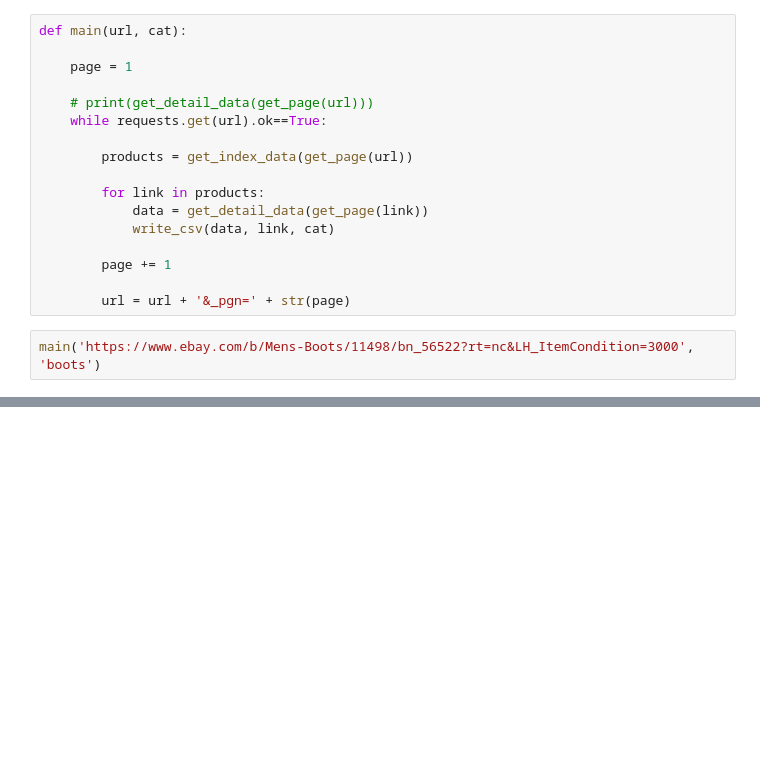
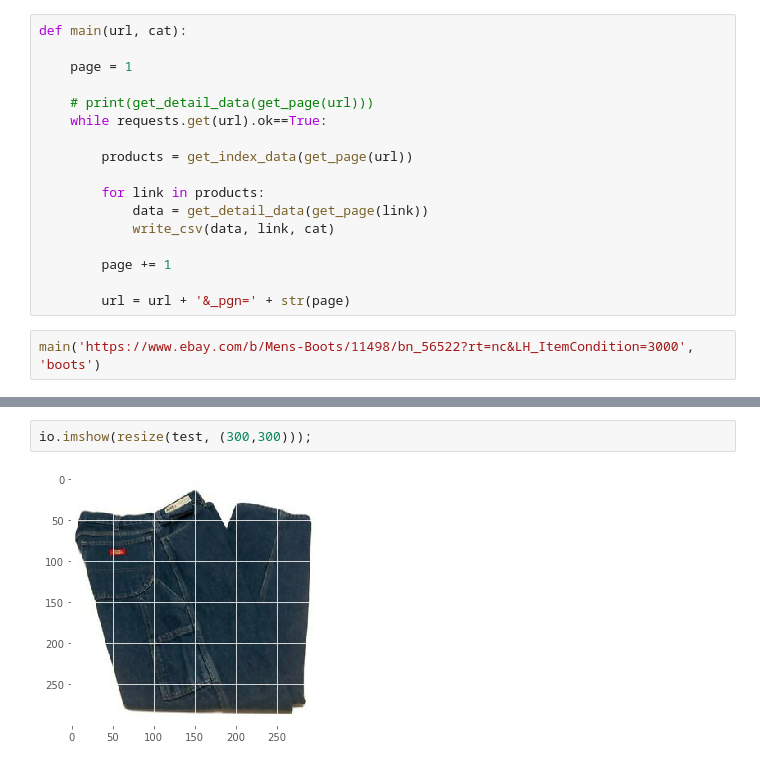
Before and after one commit to mariobkp/capstone_3, a Jupyter notebook: testing.ipynb, the cells around one changed output, grey strips where cells are left out. Cells and saved outputs as stored; diff of their text form; blank space fills up the shorter version.

```diff
--- a/testing.ipynb
+++ b/testing.ipynb
@@ -502,0 +236,4 @@ NotebookApp.rate_limit_window=3.0 (secs)
+# %%
+io.imshow(resize(test, (300,300)));
+# %% [output]
+[figure, added]
```
Also changed, not shown: parts of 132 cells of this notebook, 16 other files.
